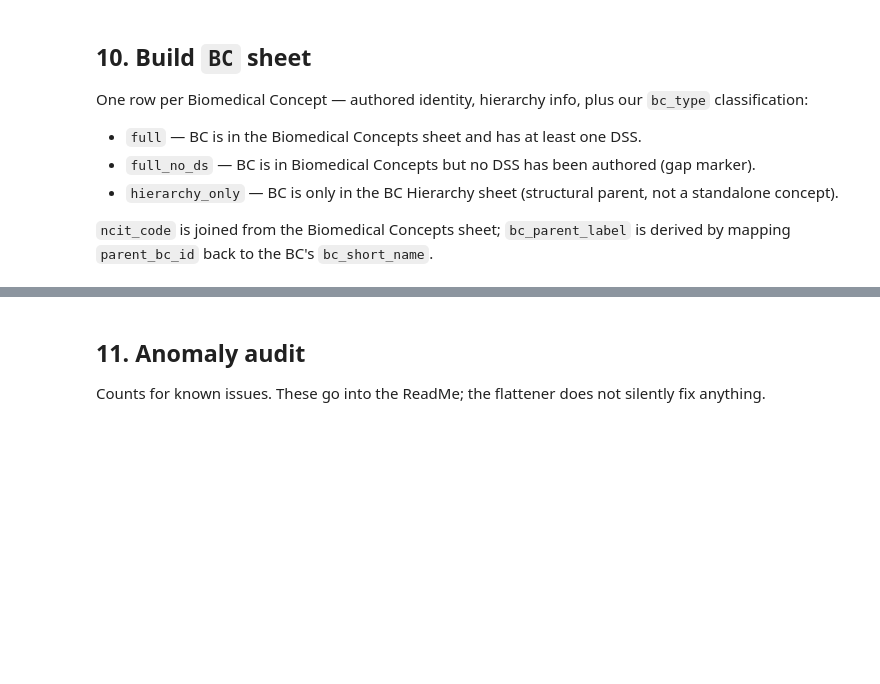
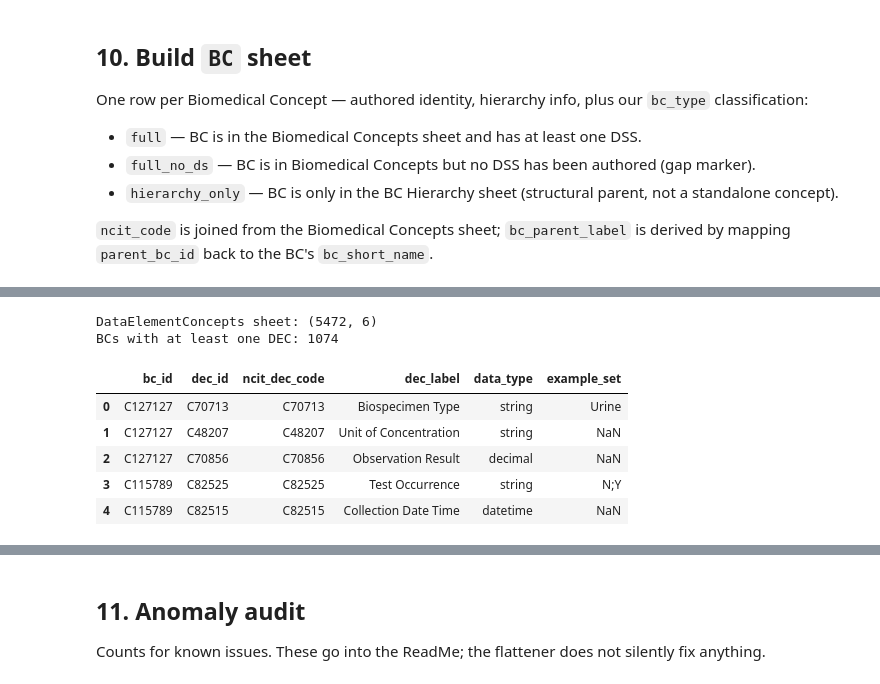
Before and after one commit to kerfors/cdisc-for-ai, a Jupyter notebook: cosmos-graph/notebooks/10_flatten_schema_driven.ipynb, the cells around one changed output, grey strips where cells are left out. Saved outputs shown, nothing was run; the diff lists cells and outputs as text; code cells hidden in the pictures; blank space fills up the shorter version.

```diff
--- a/cosmos-graph/notebooks/10_flatten_schema_driven.ipynb
+++ b/cosmos-graph/notebooks/10_flatten_schema_driven.ipynb
@@ -251,0 +370,20 @@ bc_sheet.head()
+# %%
+dec_sheet = (
+    bc_concepts[['bc_id', 'dec_id', 'ncit_dec_code', 'dec_label', 'data_type', 'example_set']]
+    .dropna(subset=['dec_id'])
+    .drop_duplicates()
+    .reset_index(drop=True)
+)
+
+print(f'DataElementConcepts sheet: {dec_sheet.shape}')
+print(f'BCs with at least one DEC: {dec_sheet["bc_id"].nunique()}')
+dec_sheet.head()
+# %% [output]
+DataElementConcepts sheet: (5472, 6)
+BCs with at least one DEC: 1074
+|  | bc_id | dec_id | ncit_dec_code | dec_label | data_type | example_set |
+| 0 | C127127 | C70713 | C70713 | Biospecimen Type | string | Urine |
+| 1 | C127127 | C48207 | C48207 | Unit of Concentration | string | NaN |
+| 2 | C127127 | C70856 | C70856 | Observation Result | decimal | NaN |
+| 3 | C115789 | C82525 | C82525 | Test Occurrence | string | N;Y |
+| 4 | C115789 | C82515 | C82515 | Collection Date Time | datetime | NaN |
```
Also changed, not shown: parts of 24 cells of this notebook, 5 other files.
